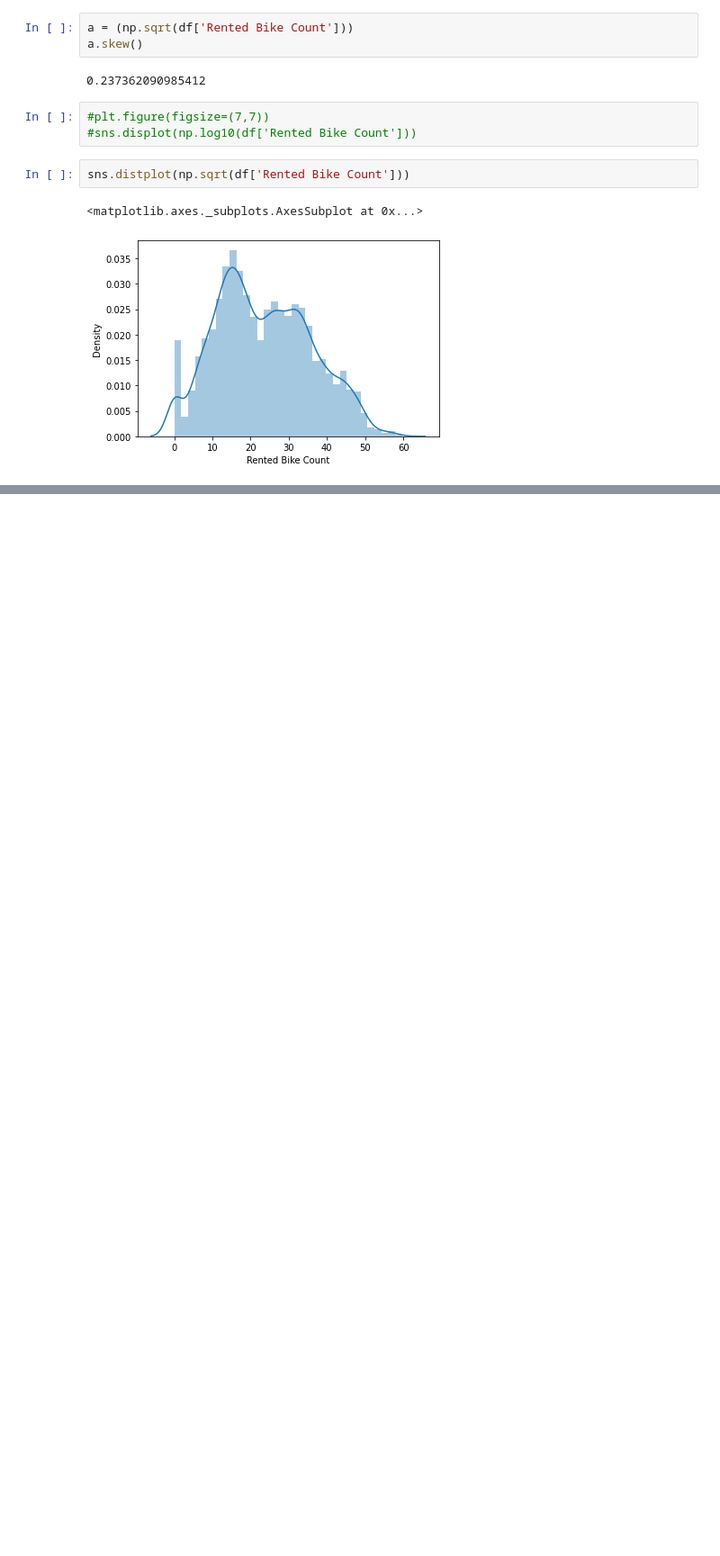
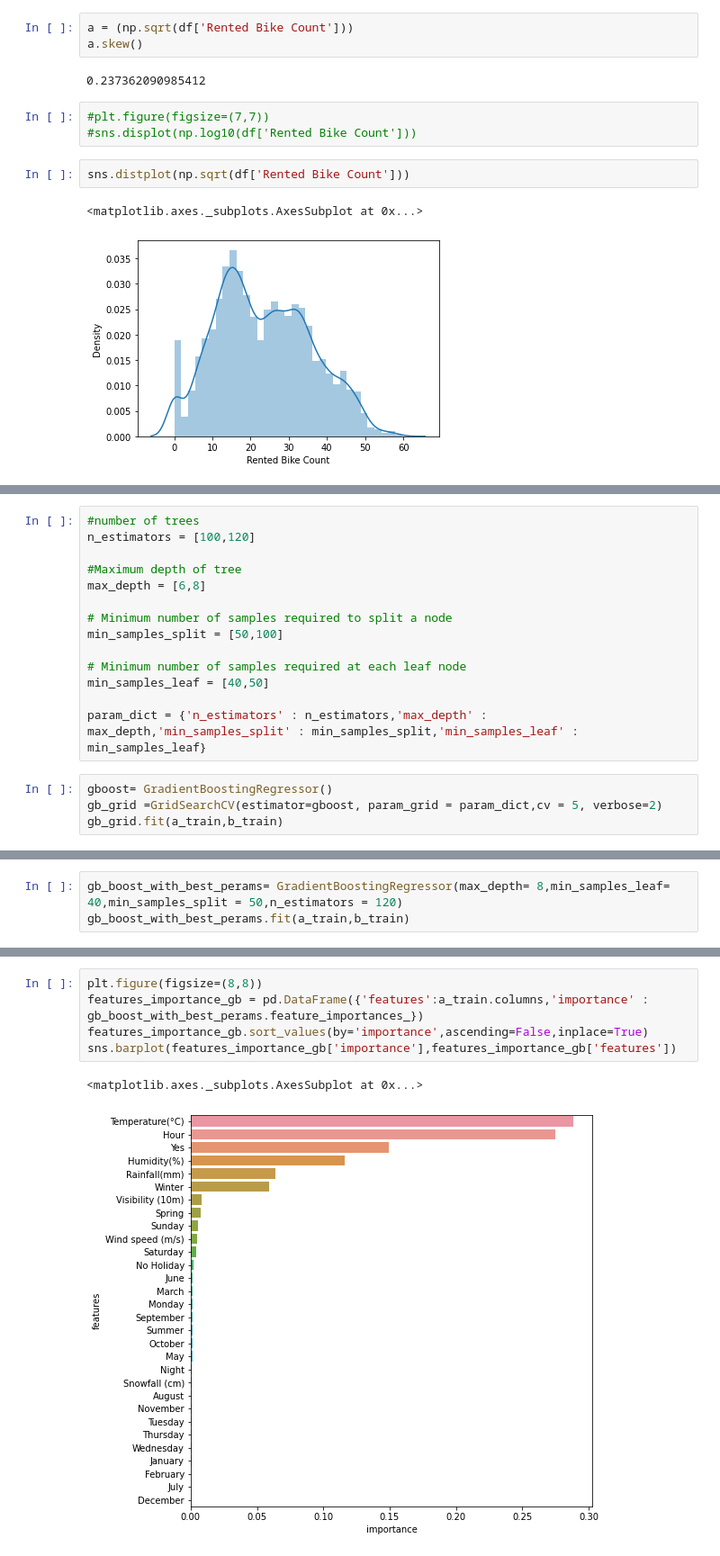
Before and after one commit to MeghanaRanganath98/ML-Capstone-project-Regression, a Jupyter notebook: Meghana_RS_Bike_Sharing_Demand_Prediction_Capstone_Project.ipynb, the cells around one changed output, grey strips where cells are left out. Shown at 90% size. Drawn from its saved outputs; the diff is of its cells as text; blank space fills up the shorter version.

```diff
--- a/Meghana_RS_Bike_Sharing_Demand_Prediction_Capstone_Project.ipynb
+++ b/Meghana_RS_Bike_Sharing_Demand_Prediction_Capstone_Project.ipynb
@@ -531,0 +1248,18 @@ sns.distplot(np.sqrt(df['Rented Bike Count']))
+# %%
+#number of trees
+n_estimators = [100,120]
+
+#Maximum depth of tree
+max_depth = [6,8]
+
+# Minimum number of samples required to split a node
+min_samples_split = [50,100]
+
+# Minimum number of samples required at each leaf node
+min_samples_leaf = [40,50]
+
+param_dict = {'n_estimators' : n_estimators,'max_depth' : max_depth,'min_samples_split' : min_samples_split,'min_samples_leaf' : min_samples_leaf}
+# %%
+gboost= GradientBoostingRegressor()
+gb_grid =GridSearchCV(estimator=gboost, param_grid = param_dict,cv = 5, verbose=2)
+gb_grid.fit(a_train,b_train)
@@ -531,0 +1296,3 @@ sns.distplot(np.sqrt(df['Rented Bike Count']))
+# %%
+gb_boost_with_best_perams= GradientBoostingRegressor(max_depth= 8,min_samples_leaf= 40,min_samples_split = 50,n_estimators = 120)
+gb_boost_with_best_perams.fit(a_train,b_train)
@@ -531,0 +1324,8 @@ sns.distplot(np.sqrt(df['Rented Bike Count']))
+# %%
+plt.figure(figsize=(8,8))
+features_importance_gb = pd.DataFrame({'features':a_train.columns,'importance' : gb_boost_with_best_perams.feature_importances_})
+features_importance_gb.sort_values(by='importance',ascending=False,inplace=True)
+sns.barplot(features_importance_gb['importance'],features_importance_gb['features'])
+# %% [output]
+<matplotlib.axes._subplots.AxesSubplot at 0x...>
+[figure, added]
```
Also changed, not shown: parts of 74 cells of this notebook.
